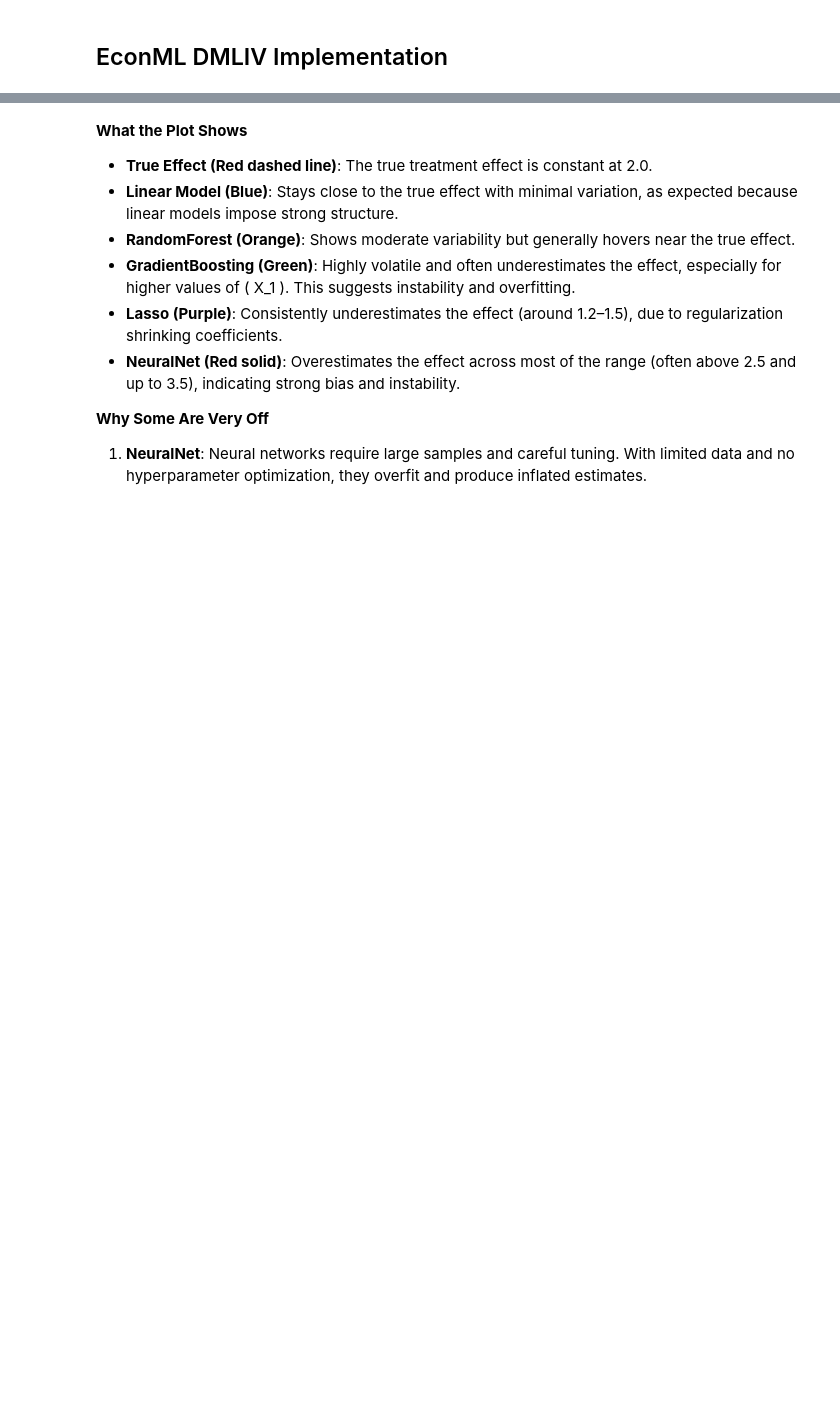
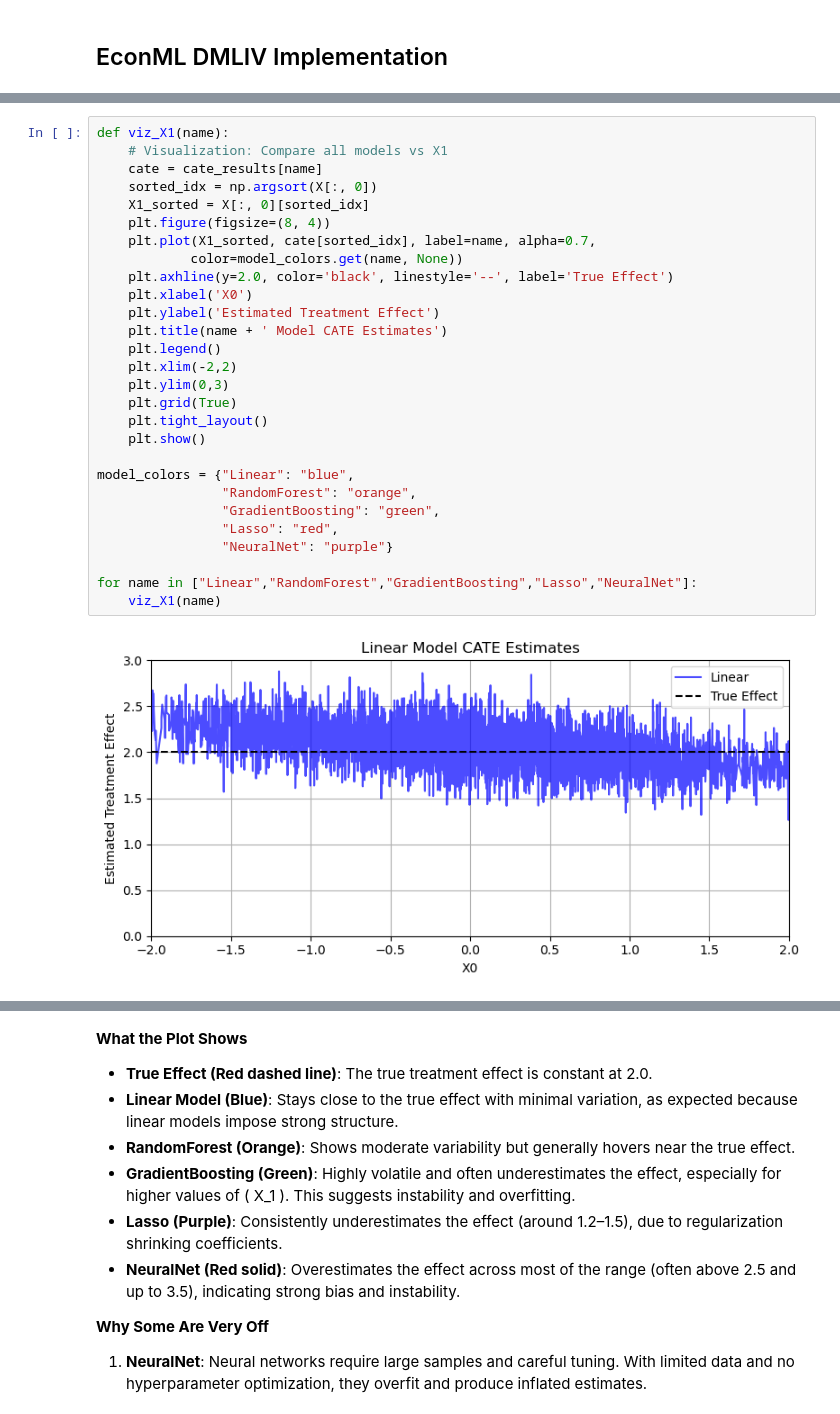
Before and after one commit to dataman-git/causal_inference, a Jupyter notebook: Ch11_DMLIV.ipynb, the cells around one changed output, grey strips where cells are left out. Drawn from its saved outputs; the diff is of its cells as text; blank space fills up the shorter version.

```diff
--- a/Ch11_DMLIV.ipynb
+++ b/Ch11_DMLIV.ipynb
@@ -320,0 +399,30 @@ NeuralNet: mean=1.419, std=0.220
+# %%
+def viz_X1(name):
+    # Visualization: Compare all models vs X1
+    cate = cate_results[name]
+    sorted_idx = np.argsort(X[:, 0])
+    X1_sorted = X[:, 0][sorted_idx]
+    plt.figure(figsize=(8, 4))
+    plt.plot(X1_sorted, cate[sorted_idx], label=name, alpha=0.7,
+            color=model_colors.get(name, None))
+    plt.axhline(y=2.0, color='black', linestyle='--', label='True Effect')
+    plt.xlabel('X0')
+    plt.ylabel('Estimated Treatment Effect')
+    plt.title(name + ' Model CATE Estimates')
+    plt.legend()
+    plt.xlim(-2,2)
+    plt.ylim(0,3)
+    plt.grid(True)
+    plt.tight_layout()
+    plt.show()
+
+model_colors = {"Linear": "blue",
+                "RandomForest": "orange",
+                "GradientBoosting": "green",
+                "Lasso": "red",
+                "NeuralNet": "purple"}
+
+for name in ["Linear","RandomForest","GradientBoosting","Lasso","NeuralNet"]:
+    viz_X1(name)
+# %% [output]
+[figure, added]
```
Also changed, not shown: parts of 12 cells of this notebook.
